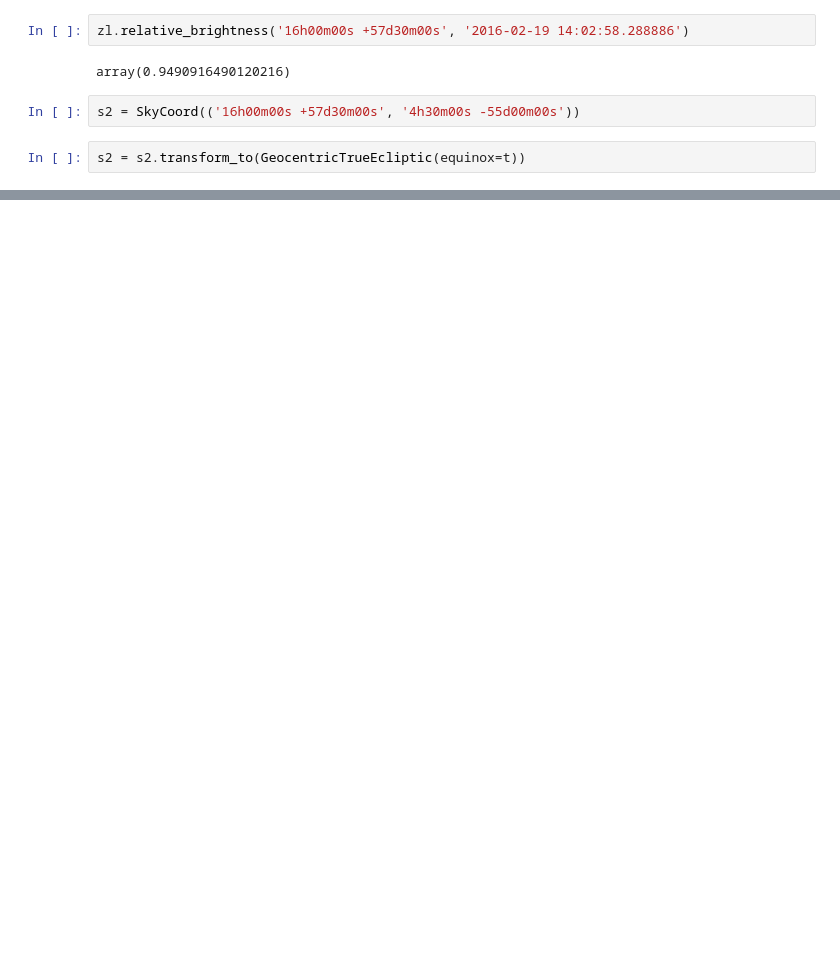
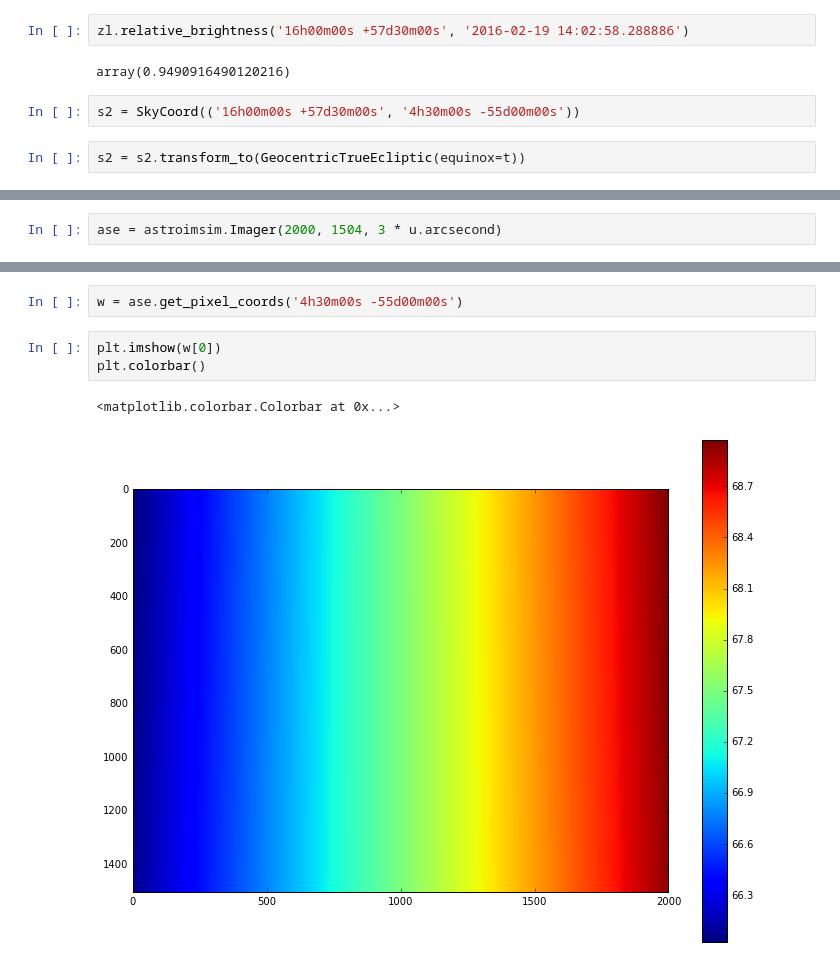
Before and after one commit to AnthonyHorton/astroimsim, a Jupyter notebook: Australian Space Eye.ipynb, the cells around one changed output, grey strips where cells are left out. Cells and saved outputs as stored; diff of their text form; blank space fills up the shorter version.

Commit message:
Added Imager class and basic pixel to sky coordinate transformation

```diff
--- a/Australian Space Eye.ipynb
+++ b/Australian Space Eye.ipynb
@@ -68,0 +76,2 @@ array([ 0.94907959,  1.10760823])
+# %%
+ase = astroimsim.Imager(2000, 1504, 3 * u.arcsecond)
@@ -68,0 +91,8 @@ array([ 0.94907959,  1.10760823])
+# %%
+w = ase.get_pixel_coords('4h30m00s -55d00m00s')
+# %%
+plt.imshow(w[0])
+plt.colorbar()
+# %% [output]
+<matplotlib.colorbar.Colorbar at 0x...>
+[figure, added]
```
Also changed, not shown: parts of 10 cells of this notebook, 1 other file.
